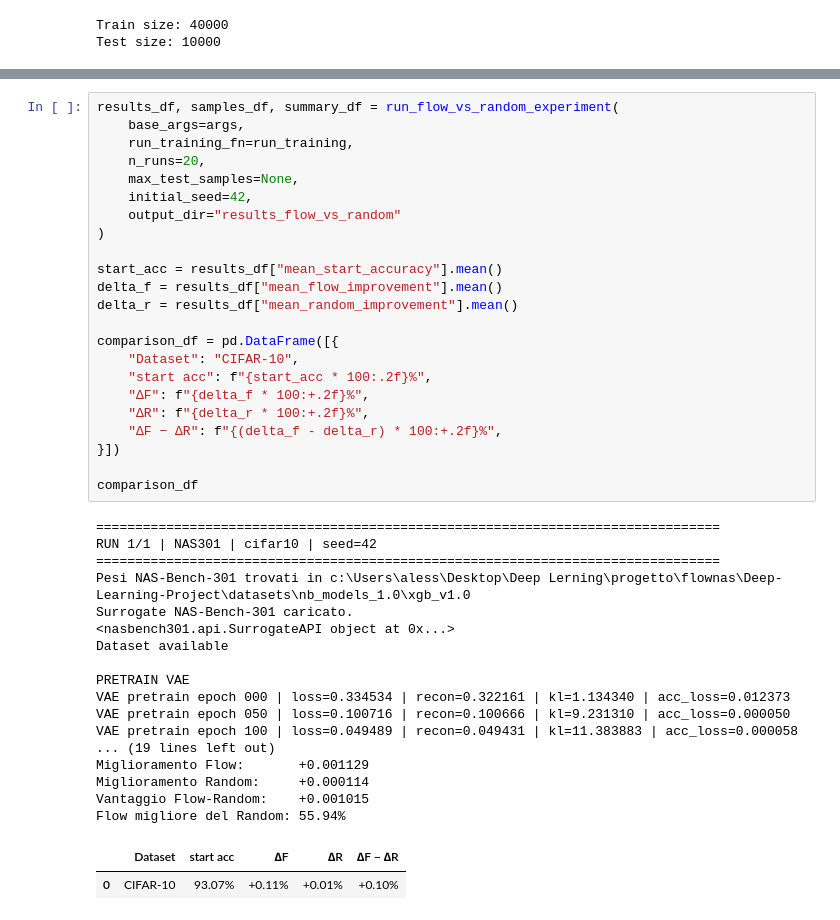
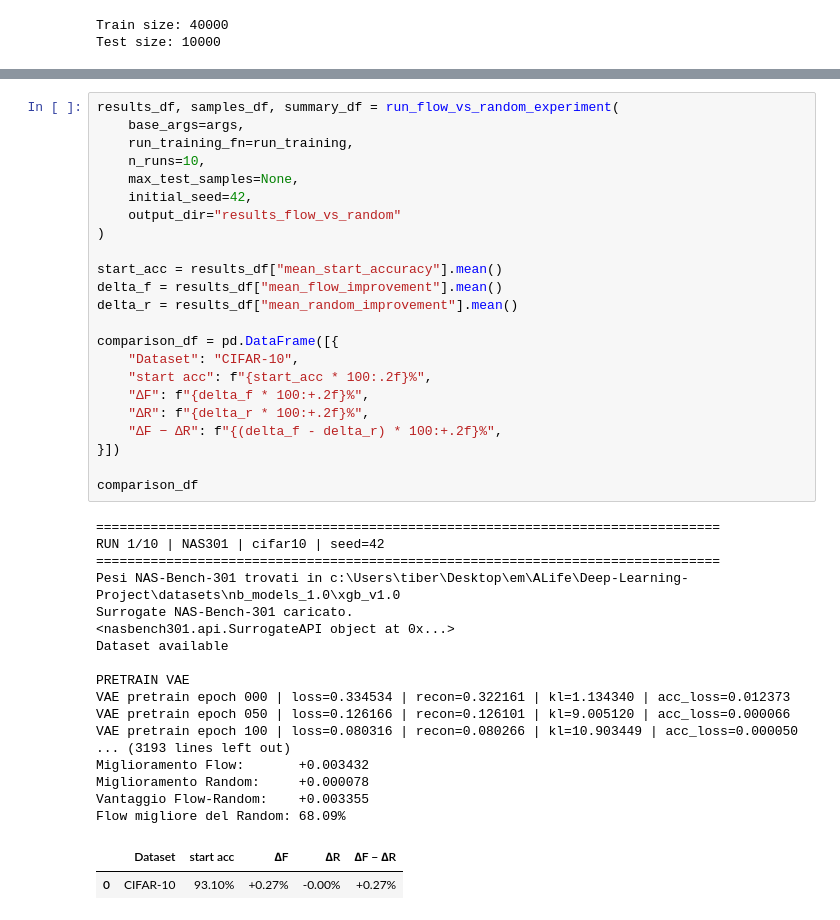
Before and after one commit to mvrmoris/Deep-Learning-Project, a Jupyter notebook: notebooks/experiments.ipynb, the cells around one changed output, grey strips where cells are left out. Drawn from its saved outputs; the diff is of its cells as text.

```diff
--- a/notebooks/experiments.ipynb
+++ b/notebooks/experiments.ipynb
@@ -407,42 +259,42 @@ z_new shape: torch.Size([20, 32])
 results_df, samples_df, summary_df = run_flow_vs_random_experiment(
     base_args=args,
     run_training_fn=run_training,
-    n_runs=20,
+    n_runs=10,
     max_test_samples=None,
     initial_seed=42,
     output_dir="results_flow_vs_random"
 )
 
 start_acc = results_df["mean_start_accuracy"].mean()
 delta_f = results_df["mean_flow_improvement"].mean()
 delta_r = results_df["mean_random_improvement"].mean()
 
 comparison_df = pd.DataFrame([{
     "Dataset": "CIFAR-10",
     "start acc": f"{start_acc * 100:.2f}%",
     "∆F": f"{delta_f * 100:+.2f}%",
     "∆R": f"{delta_r * 100:+.2f}%",
     "∆F − ∆R": f"{(delta_f - delta_r) * 100:+.2f}%",
 }])
 
 comparison_df
 # %% [output]
 ================================================================================
-RUN 1/1 | NAS301 | cifar10 | seed=42
+RUN 1/10 | NAS301 | cifar10 | seed=42
 ================================================================================
-Pesi NAS-Bench-301 trovati in c:\Users\aless\Desktop\Deep Lerning\progetto\flownas\Deep-Learning-Project\datasets\nb_models_1.0\xgb_v1.0
+Pesi NAS-Bench-301 trovati in c:\Users\tiber\Desktop\em\ALife\Deep-Learning-Project\datasets\nb_models_1.0\xgb_v1.0
 Surrogate NAS-Bench-301 caricato.
 <nasbench301.api.SurrogateAPI object at 0x...>
 Dataset available
 
 PRETRAIN VAE
 VAE pretrain epoch 000 | loss=0.334534 | recon=0.322161 | kl=1.134340 | acc_loss=0.012373
-VAE pretrain epoch 050 | loss=0.100716 | recon=0.100666 | kl=9.231310 | acc_loss=0.000050
-VAE pretrain epoch 100 | loss=0.049489 | recon=0.049431 | kl=11.383883 | acc_loss=0.000058
-... (19 lines left out)
-Miglioramento Flow:       +0.001129
-Miglioramento Random:     +0.000114
-Vantaggio Flow-Random:    +0.001015
-Flow migliore del Random: 55.94%
+VAE pretrain epoch 050 | loss=0.126166 | recon=0.126101 | kl=9.005120 | acc_loss=0.000066
+VAE pretrain epoch 100 | loss=0.080316 | recon=0.080266 | kl=10.903449 | acc_loss=0.000050
+... (3193 lines left out)
+Miglioramento Flow:       +0.003432
+Miglioramento Random:     +0.000078
+Vantaggio Flow-Random:    +0.003355
+Flow migliore del Random: 68.09%
 |  | Dataset | start acc | ∆F | ∆R | ∆F − ∆R |
-| 0 | CIFAR-10 | 93.07% | +0.11% | +0.01% | +0.10% |
+| 0 | CIFAR-10 | 93.10% | +0.27% | -0.00% | +0.27% |
```
Also changed, not shown: parts of 8 cells of this notebook.
